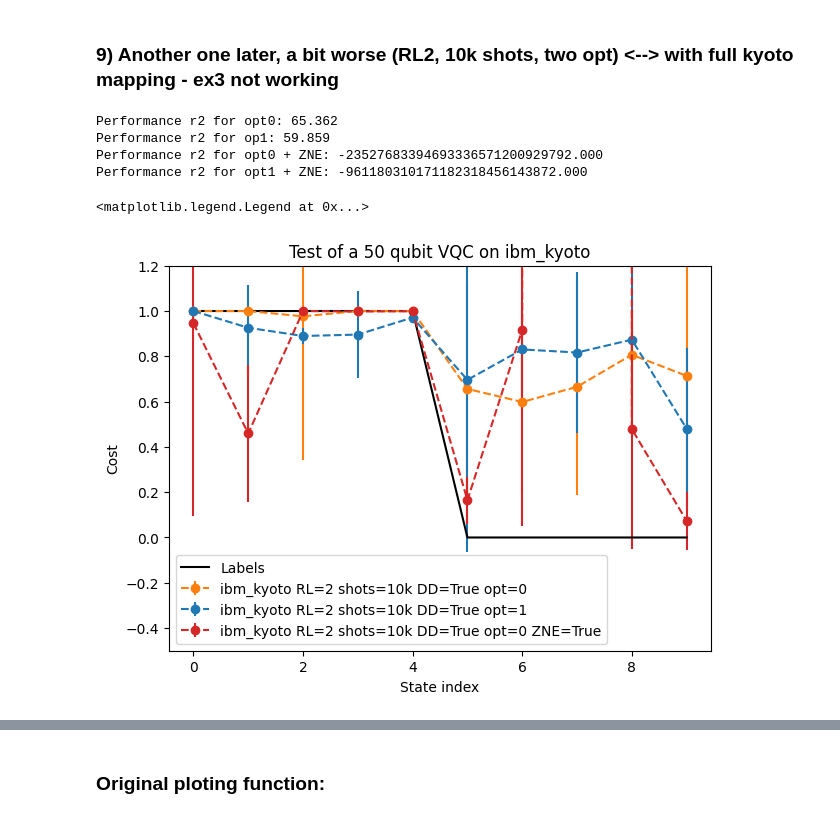
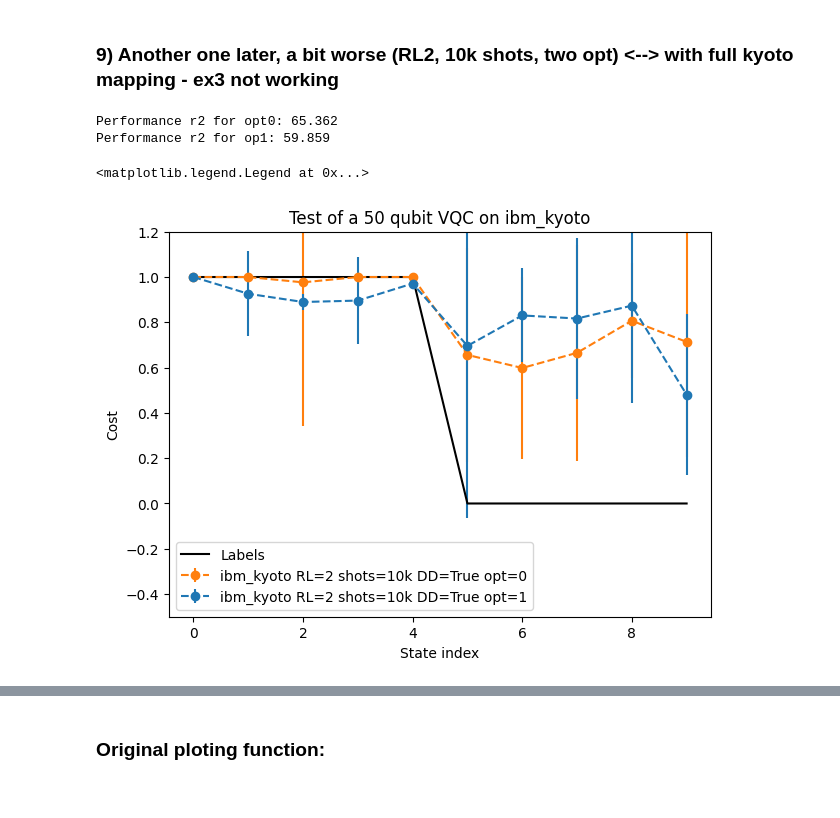
Before and after one commit to GuillermoAbadLopez/ibm-quantum-challenge-2024, a Jupyter notebook: content/lab_bonus/lab-bonus.ipynb, the cells around one changed output, grey strips where cells are left out. Drawn from its saved outputs; the diff is of its cells as text; code cells hidden in the pictures.

```diff
--- a/content/lab_bonus/lab-bonus.ipynb
+++ b/content/lab_bonus/lab-bonus.ipynb
@@ -1009,33 +1009,31 @@ Performance r2 for opt1 + ZNE: 60.415
 # %%
 results_test_r2_DD_opt0, errors_test_r2_DD_opt0 = retrieve_job('csp3m89p1vzg008adfv0')
 results_test_r2_DD_opt1, errors_test_r2_DD_opt1 = retrieve_job('csp3mehvnxy0008deyx0')
 results_test_r2_DD_opt0_ZNE, errors_test_r2_DD_opt0_ZNE = retrieve_job('csp3mnavwqp0008b47gg')
 results_test_r2_DD_opt1_ZNE, errors_test_r2_DD_opt1_ZNE = retrieve_job('csp3mvkp1vzg008adfw0')
 
 fig, ax = plt.subplots(1, 1, figsize=(7,5))
 ax.set_title(f'Test of a {num_qubits} qubit VQC on {backend.name}')
 ax.set_ylabel('Cost')
 ax.set_xlabel('State index')
 
 plt.ylim((-0.5,1.2))
 
 print(f"Performance r2 for opt0: {compute_performance(results_test_r2_DD_opt0, list_labels):.3f}")
 print(f"Performance r2 for op1: {compute_performance(results_test_r2_DD_opt1, list_labels):.3f}")
-print(f"Performance r2 for opt0 + ZNE: {compute_performance(results_test_r2_DD_opt0_ZNE, list_labels):.3f}")
-print(f"Performance r2 for opt1 + ZNE: {compute_performance(results_test_r2_DD_opt1_ZNE, list_labels):.3f}")
+# print(f"Performance r2 for opt0 + ZNE: {compute_performance(results_test_r2_DD_opt0_ZNE, list_labels):.3f}")
+# print(f"Performance r2 for opt1 + ZNE: {compute_performance(results_test_r2_DD_opt1_ZNE, list_labels):.3f}")
 
 ax.errorbar(range(10), results_test_r2_DD_opt0, fmt='--o', yerr=errors_test_r2_DD_opt0, color='tab:orange', label=f'{backend.name} RL=2 shots=10k DD=True opt=0')
 ax.errorbar(range(10), results_test_r2_DD_opt1, fmt='--o',  yerr=errors_test_r2_DD_opt1, color='tab:blue', label=f'{backend.name} RL=2 shots=10k DD=True opt=1')
-ax.errorbar(range(10), results_test_r2_DD_opt0_ZNE, fmt='--o', yerr=errors_test_r2_DD_opt0_ZNE, color='tab:red',label=f'{backend.name} RL=2 shots=10k DD=True opt=0 ZNE=True')
+# ax.errorbar(range(10), results_test_r2_DD_opt0_ZNE, fmt='--o', yerr=errors_test_r2_DD_opt0_ZNE, color='tab:red',label=f'{backend.name} RL=2 shots=10k DD=True opt=0 ZNE=True')
 # ax.errorbar(range(10), results_test_r2_DD_opt1_ZNE, fmt='--o', yerr=errors_test_r2_DD_opt1_ZNE, color='tab:purple',label=f'{backend.name} RL=2 shots=10k DD=True opt=1 ZNE=True')
 
 ax.plot(list_labels, 'k-', label='Labels')
 
 ax.legend()
 # %% [output]
 Performance r2 for opt0: 65.362
 Performance r2 for op1: 59.859
-Performance r2 for opt0 + ZNE: -23527683394693336571200929792.000
-Performance r2 for opt1 + ZNE: -961180310171182318456143872.000
 <matplotlib.legend.Legend at 0x...>
-[figure, old version]
+[figure, new version]
```
Also changed, not shown: parts of 3 cells of this notebook.
